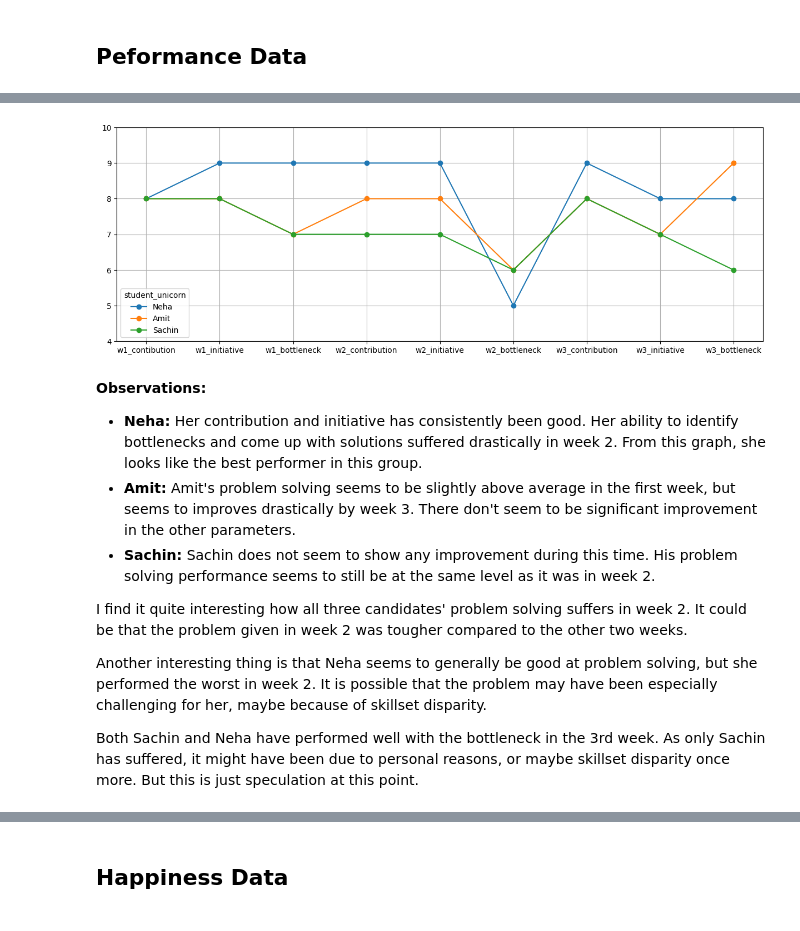
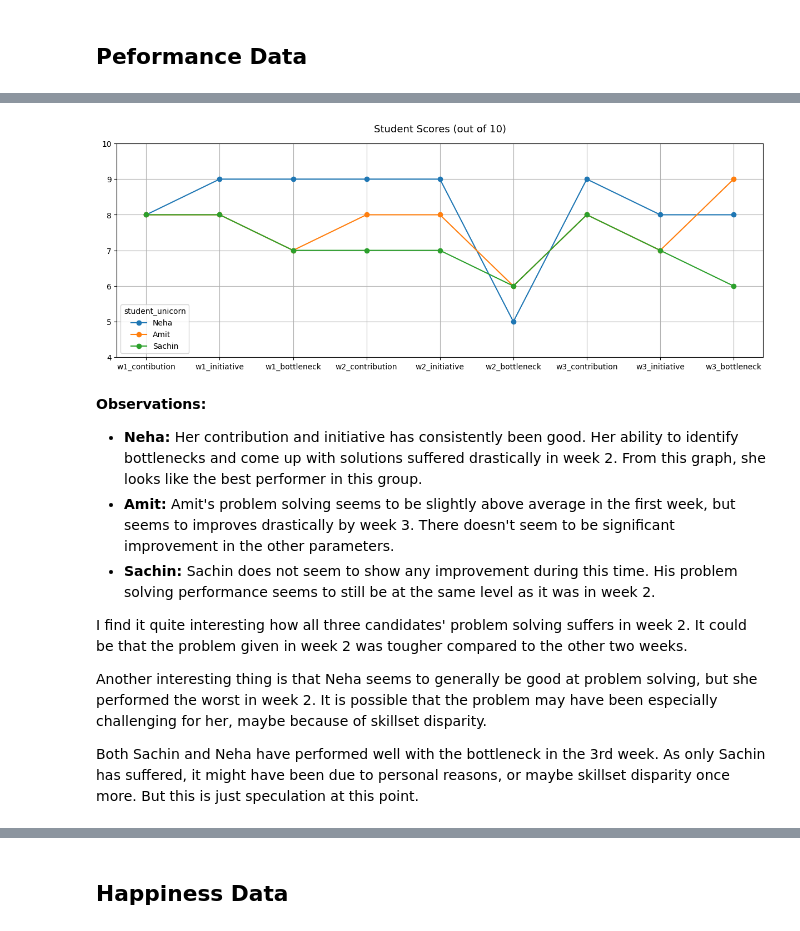
Before and after one commit to You-sha/DT-Fellowship-Selection, a Jupyter notebook: Data Visualization.ipynb, the cells around one changed output, grey strips where cells are left out. Cells and saved outputs as stored; diff of their text form; code cells hidden in the pictures.

Commit message:
Week 1 analyssis complete

```diff
--- a/Data Visualization.ipynb
+++ b/Data Visualization.ipynb
@@ -17,15 +18,17 @@ perf_df
 | Sachin | 8 | 8 | 7 | 7 | 7 | 6 | ... |
 # %%
 perf_df.T.plot(figsize=(15,5), marker='o', grid=True)
+
+plt.title("Student Scores (out of 10)", font='sans serif', pad=15, size=13)
 plt.ylim(4,10)
 plt.show()
 # %% [output]
-[figure, old version]
+[figure, new version]
 # %% [markdown]
 **Observations:**
 
 - **Neha:** Her contribution and initiative has consistently been good. Her ability to identify bottlenecks and come up with solutions suffered drastically in week 2. From this graph, she looks like the best performer in this group.
-- **Amit:** Amit's problem solving seems to be slightly above average in the first week, but seems to improves drastically by week 3. There don't seem to be significant improvement in the other parameters.
+- **Amit:** Amit's problem solving seems to be slightly above average in the first week, but seems to improves drastically by week 3. There doesn't seem to be significant improvement in the other parameters.
 - **Sachin:** Sachin does not seem to show any improvement during this time. His problem solving performance seems to still be at the same level as it was in week 2.
 
 I find it quite interesting how all three candidates' problem solving suffers in week 2. It could be that the problem given in week 2 was tougher compared to the other two weeks.
```
Also changed, not shown: parts of 15 cells of this notebook.
